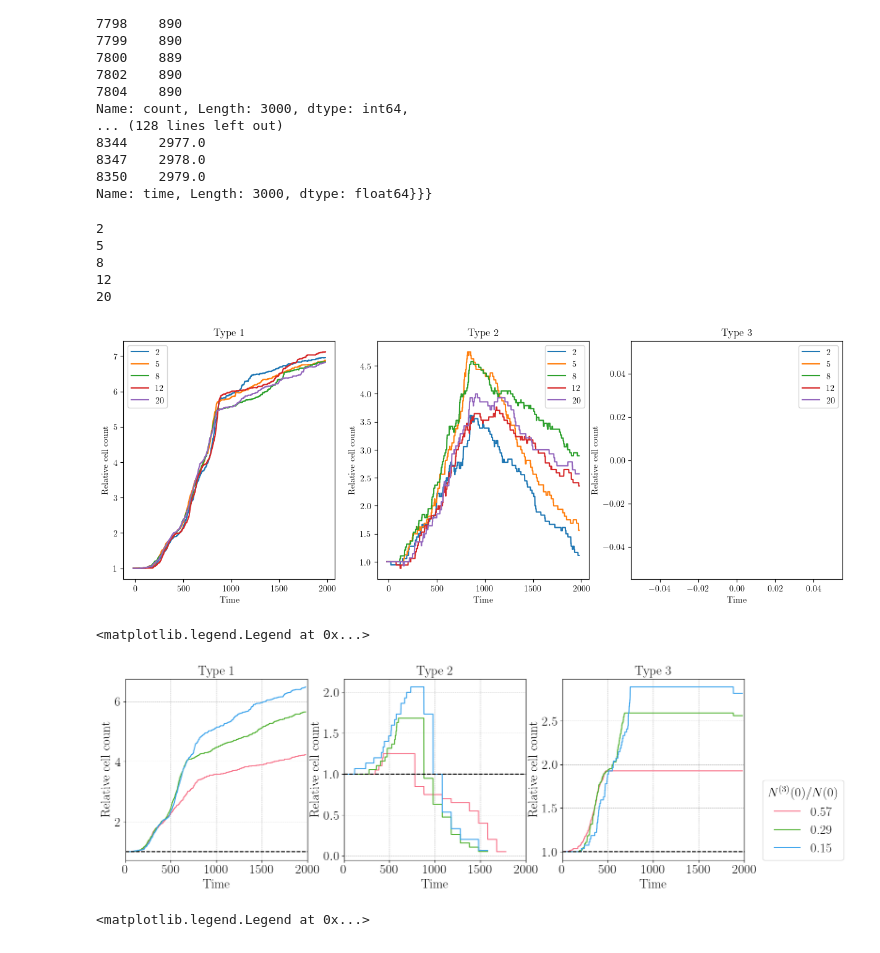
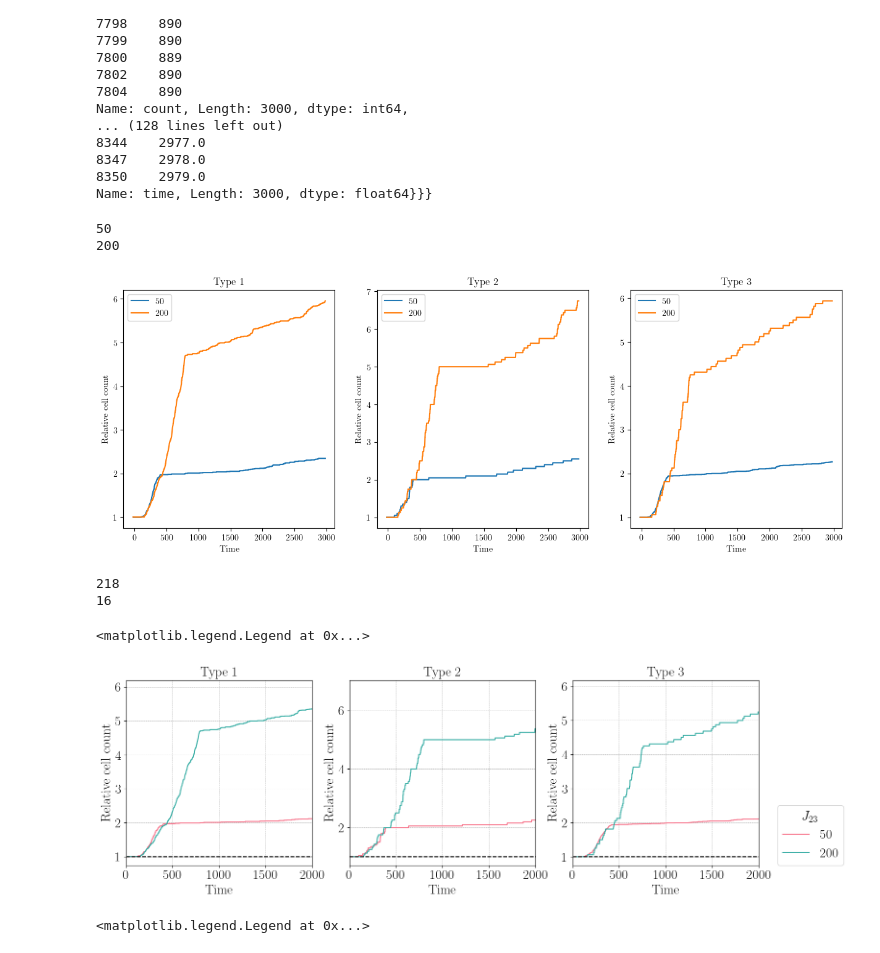
Before and after one commit to paololapo/CellCompetition-HybridCPM, a Jupyter notebook: Data/Files/SimpleAnalysis.ipynb, the cells around one changed output. Cells and saved outputs as stored; diff of their text form; code cells hidden in the pictures.

Commit message:
scan gap

```diff
--- a/Data/Files/SimpleAnalysis.ipynb
+++ b/Data/Files/SimpleAnalysis.ipynb
@@ -16,11 +16,11 @@ Using paper style
 # %%
 # values = [0.4, 0.8, 1.2, 2, 2.5]
 # stiffness = {}
-values = [2, 5, 8, 12, 20]
-Jhetero  = {}
+values = [50, 200]
+gap  = {}
 
 for v in values:
-    df = pd.read_csv('./ScanJhetero2_' + str(v))
+    df = pd.read_csv('./ScanGap_2_' + str(v))
     df = df.groupby(['time', 'cell_type']).size().reset_index(name='count')
 
     res = {}
@@ -29,5 +29,5 @@ for v in values:
         count = df[df['cell_type'] == c]['count']
         res["Type"+str(c)] = {"time": time, "count": count}
 
-    Jhetero[v] = res
+    gap[v] = res
 # %%
@@ -57,53 +57,50 @@ Name: time, Length: 3000, dtype: float64}}}
 # %%
 # Preliminary plot
 fig, ax = plt.subplots(1, 3, figsize=(15, 5))
-data = Jhetero.copy()
+data = gap.copy()
 data_legend = ""
 
 for v in data.keys():
     print(v)
     time = data[v]["Type1"]["time"]
     count = data[v]["Type1"]["count"]
     count = count / count.iloc[0]
     ax[0].plot(time, count, label=v)
     ax[0].set_title("Type 1")
     ax[0].legend(title=data_legend)
     ax[0].set_xlabel("Time")
     ax[0].set_ylabel("Relative cell count")
 
     time = data[v]["Type2"]["time"]
     count = data[v]["Type2"]["count"]
     count = count / count.iloc[0]
     ax[1].plot(time, count, label=v)
     ax[1].set_title("Type 2")
     ax[1].legend(title=data_legend)
     ax[1].set_xlabel("Time")
     ax[1].set_ylabel("Relative cell count")
 
     time = data[v]["Type3"]["time"]
     count = data[v]["Type3"]["count"]
-    #count = count / count.iloc[0]
+    count = count / count.iloc[0]
     ax[2].plot(time, count, label=v)
     ax[2].set_title("Type 3")
     ax[2].legend(title=data_legend)
     ax[2].set_xlabel("Time")
     ax[2].set_ylabel("Relative cell count")
 # %% [output]
-2
-5
-8
-12
-20
+50
+200
-[figure, old version]
+[figure, new version]
 # %%
 # When it's needed a plot with three cell types
-with open('../Results/scan_gap.pkl', 'rb') as f:
+with open('../Results/scan_J23_highD.pkl', 'rb') as f:
     data = pkl.load(f)
 
 fig, ax = plt.subplots(1, 3, figsize=(17, 5))
 #fig.suptitle("Stiffness third cells", fontsize=23)
 
-data_legend = r"$N^{(3)}(0)/N(0)$"
+data_legend = r"$J_{23}$"
 
 fontsize=20
 xlim = 2000
@@ -114,7 +111,8 @@ for i, v in enumerate(data.keys()):
     c1 = data[v]["Type1"]["count"].iloc[0]
     c2 = data[v]["Type2"]["count"].iloc[0]
     c3 = data[v]["Type3"]["count"].iloc[0]
-    v_lab = round(c3/(c1+c2+c3), 2)
+    print(c3)
+    v_lab = v
 
     time = data[v]["Type1"]["time"]
     count = data[v]["Type1"]["count"]
@@ -160,6 +158,8 @@ for i, v in enumerate(data.keys()):
 ax[0].legend(title=data_legend, loc=[3.5, 0], ncols=1,
              fontsize=fontsize, title_fontsize=fontsize)
 # %% [output]
-<matplotlib.legend.Legend at 0x...>
+218
+16
+<matplotlib.legend.Legend at 0x...>
-[figure, old version]
+[figure, new version]
 # %%
```
Also changed, not shown: parts of 2 cells of this notebook, 3 other files.
